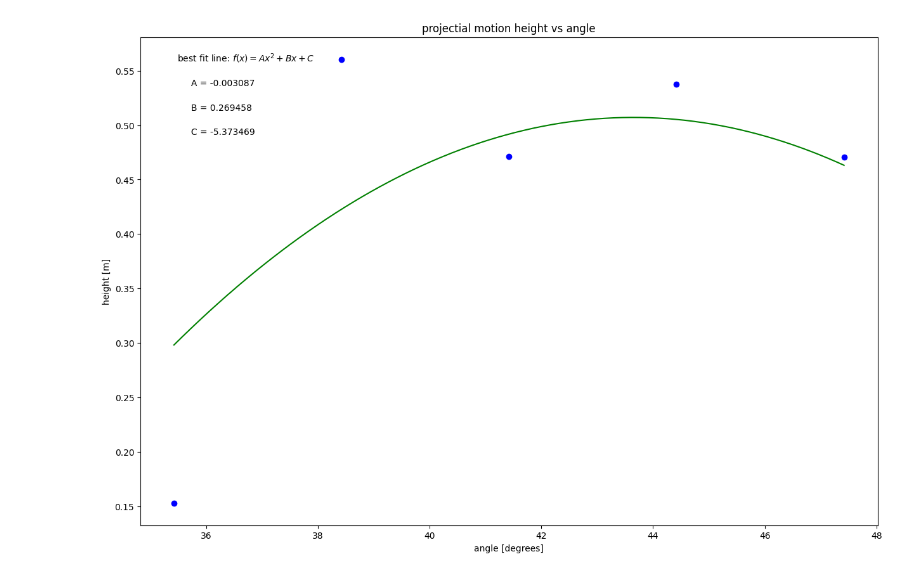
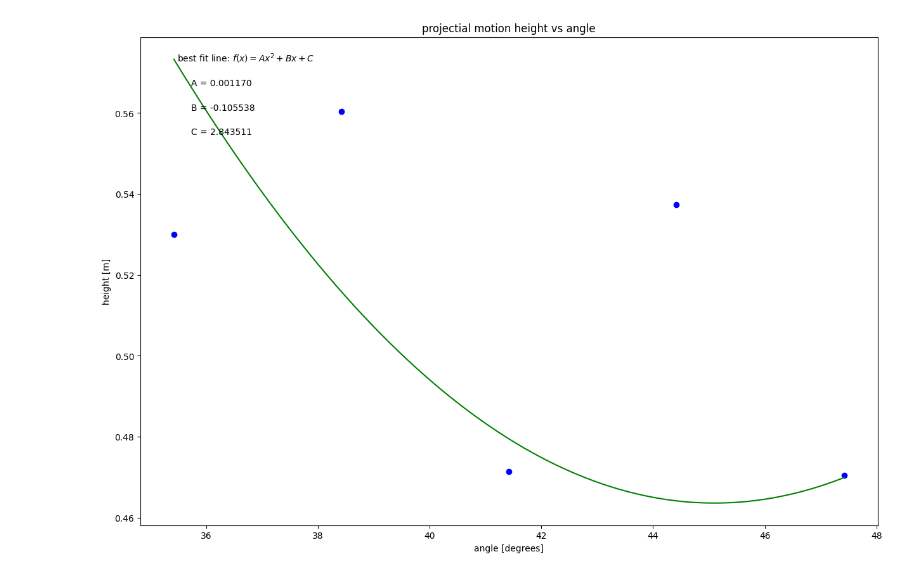
Before and after one commit to Drewsive/Back-up-plan, a Jupyter notebook: PROJECTILE_MOTION_LAB3_DREW_ANDERSON.ipynb, the cells around one changed output. Drawn from its saved outputs; the diff is of its cells as text; code cells hidden in the pictures.

```diff
--- a/PROJECTILE_MOTION_LAB3_DREW_ANDERSON.ipynb
+++ b/PROJECTILE_MOTION_LAB3_DREW_ANDERSON.ipynb
@@ -18,7 +18,7 @@ import matplotlib.pyplot as plt
 
 theta = np.array([35.42,38.42,41.42,44.42,47.42]) #what are units?   <-----
 
-average_height = np.array([0.1530,.5604,.4714,.5374,.4704]) #what are units?   <-----
+average_height = np.array([0.530,.5604,.4714,.5374,.4704]) #what are units?   <-----
 
 error_height_average = np.array([.016,.027,.062,.011,.039])                   #                 <-----
 
@@ -42,31 +42,31 @@ y_label= 'height [m]'                                                    #
 #size the plot
 plt.figure(figsize=(15,10))
 
 #create scatter plot
 plt.scatter(x, y, color='blue', marker='o')
 
 #create labels
 plt.xlabel(x_label)
 plt.ylabel(y_label)
 plt.title(plot_title)
 
 #fitting to a 2nd degree polynomial
 c,b,a=np.polynomial.polynomial.polyfit(x,y,2,w=dy)
 
 #Annotate with values of A, B, C from best fit polynomial
 plt.annotate('best fit line: $f(x)=Ax^2+Bx+C$',(0.05, 0.95), xycoords='axes fraction')
 
 plt.annotate('     A = {:.6f}'.format(a),(0.05, 0.9), xycoords='axes fraction')
 
 plt.annotate('     B = {:.6f}'.format(b),(0.05, 0.85), xycoords='axes fraction')
 
 plt.annotate('     C = {:.6f}'.format(c),(0.05, 0.8), xycoords='axes fraction')
 
 #Create fit line
 xnew = np.linspace(x.min(), x.max(), 300)
 fit = a*xnew**2 + b*xnew +c
 
 plt.plot(xnew, fit, color='green')
 plt.show()
 # %% [output]
-[figure, old version]
+[figure, new version]
```
